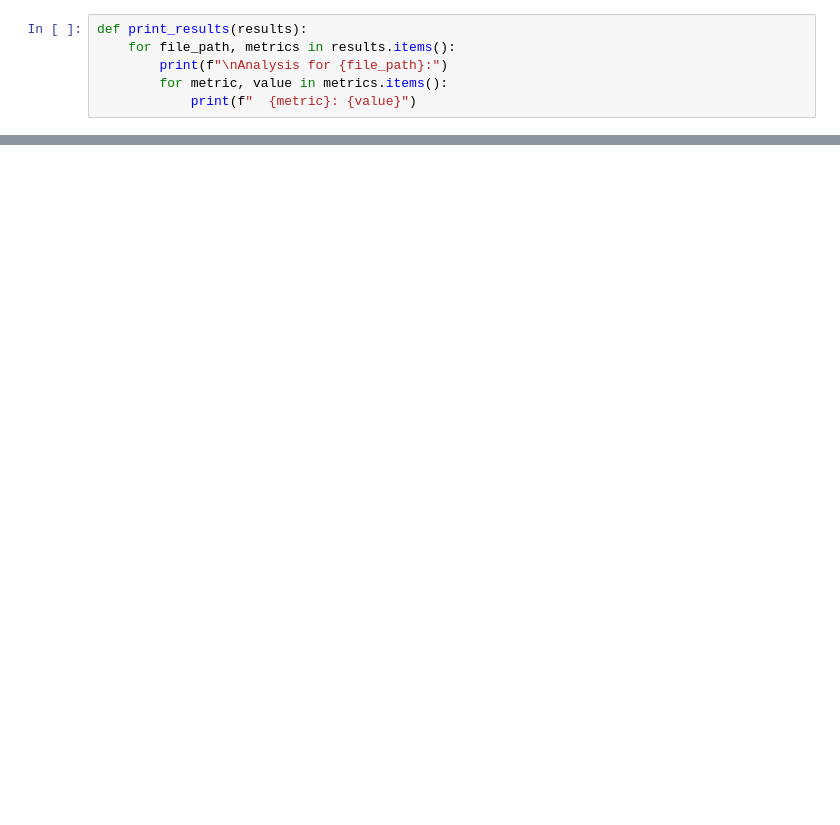
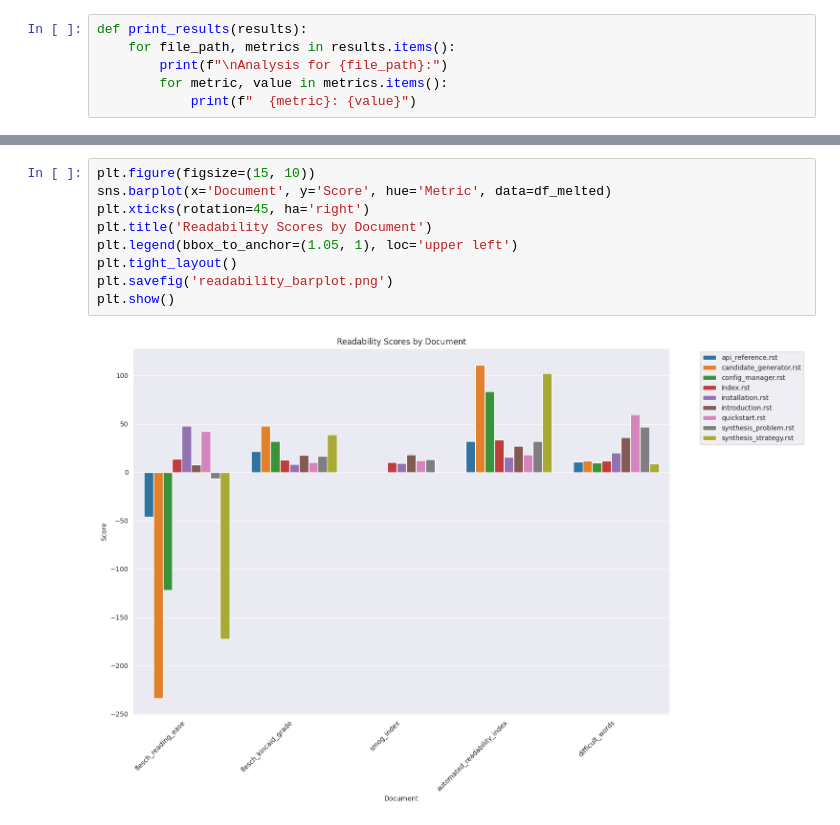
Before and after one commit to gschandan/PySynthLab, a Jupyter notebook: src/evaluation/analyse_documentation.ipynb, the cells around one changed output, grey strips where cells are left out. Saved outputs shown, nothing was run; the diff lists cells and outputs as text; blank space fills up the shorter version.

```diff
--- a/src/evaluation/analyse_documentation.ipynb
+++ b/src/evaluation/analyse_documentation.ipynb
@@ -82,0 +115,11 @@ Average scores across all documents:
+# %%
+plt.figure(figsize=(15, 10))
+sns.barplot(x='Document', y='Score', hue='Metric', data=df_melted)
+plt.xticks(rotation=45, ha='right')
+plt.title('Readability Scores by Document')
+plt.legend(bbox_to_anchor=(1.05, 1), loc='upper left')
+plt.tight_layout()
+plt.savefig('readability_barplot.png')
+plt.show()
+# %% [output]
+[figure, added]
```
Also changed, not shown: parts of 8 cells of this notebook, 4 other files.
